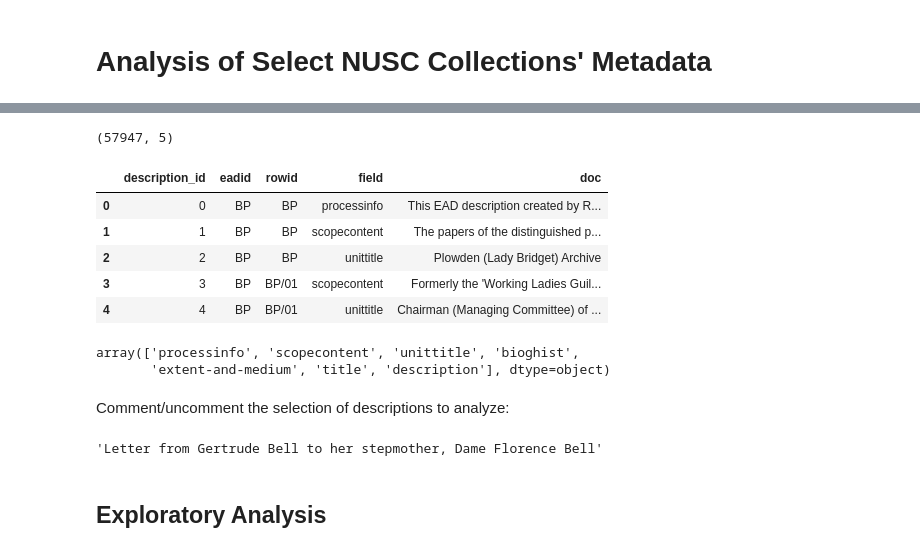
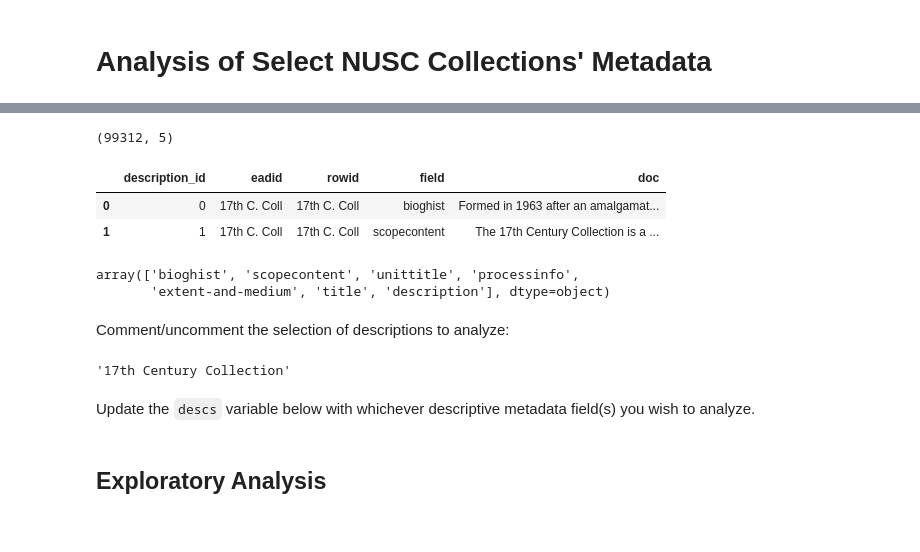
Before and after one commit to thegoose20/nusc, a Jupyter notebook: analysis_metadata.ipynb, the cells around one changed output, grey strips where cells are left out. Cells and saved outputs as stored; diff of their text form; code cells hidden in the pictures.

```diff
--- a/analysis_metadata.ipynb
+++ b/analysis_metadata.ipynb
@@ -45,24 +47,20 @@ from nltk.draw.dispersion import dispersion_plot as displt
 [nltk_data]     /Users/lucyhavens/nltk_data...
 [nltk_data]   Package tagsets is already up-to-date!
 # %%
-f = "data/extracted/nusc_archival_descs_for_clf.csv"
-# f = "data/extracted/newcastle_archival_metadata_sample.csv"
+f = "data/extracted/nusc_archival_descs_consolidated.csv" #"data/extracted/newcastle_archival_metadata_sample.csv"  #"data/extracted/nusc_archival_descs_for_clf.csv"
 # %%
 df = pd.read_csv(f, index_col=0)
 print(df.shape)
-df.head()
+df.head(2)
 # %% [output]
-(57947, 5)
+(99312, 5)
 |  | description_id | eadid | rowid | field | doc |
-| 0 | 0 | BP | BP | processinfo | This EAD description created by R... |
-| 1 | 1 | BP | BP | scopecontent | The papers of the distinguished p... |
-| 2 | 2 | BP | BP | unittitle | Plowden (Lady Bridget) Archive |
-| 3 | 3 | BP | BP/01 | scopecontent | Formerly the 'Working Ladies Guil... |
-| 4 | 4 | BP | BP/01 | unittitle | Chairman (Managing Committee) of ... |
+| 0 | 0 | 17th C. Coll | 17th C. Coll | bioghist | Formed in 1963 after an amalgamat... |
+| 1 | 1 | 17th C. Coll | 17th C. Coll | scopecontent | The 17th Century Collection is a ... |
 # %%
 df.field.unique()
 # %% [output]
-array(['processinfo', 'scopecontent', 'unittitle', 'bioghist',
+array(['bioghist', 'scopecontent', 'unittitle', 'processinfo',
        'extent-and-medium', 'title', 'description'], dtype=object)
 # %% [markdown]
 Comment/uncomment the selection of descriptions to analyze:
@@ -70,14 +68,14 @@ Comment/uncomment the selection of descriptions to analyze:
 # all = list(df["doc"])
 # all[0]
 
-# pi = list(df.loc[df["field"] == "processinfo"].doc)
-# pi[0]
+pi = list(df.loc[df["field"] == "processinfo"].doc)
+pi[0]
 
-# sc = list(df.loc[df["field"] == "scopecontent"].doc)
-# sc[0]
+sc = list(df.loc[df["field"] == "scopecontent"].doc)
+sc[0]
 
-# bh = list(df.loc[df["field"] == "bioghist"].doc)
-# bh[0]
+bh = list(df.loc[df["field"] == "bioghist"].doc)
+bh[0]
 
 ut = list(df.loc[df["field"] == "unittitle"].doc)
 ut[0]
@@ -87,11 +85,13 @@ ut[0]
 # em = list(df.loc[df["field"] == "extent-and-medium"].doc)
 # em[0]
 
-t = list(df.loc[df["field"] == "title"].doc)
-t[0]
+# t = list(df.loc[df["field"] == "title"].doc)
+# t[0]
 
 # d = list(df.loc[df["field"] == "description"].doc)
 # d[0]
 # %% [output]
-'Letter from Gertrude Bell to her stepmother, Dame Florence Bell'
+'17th Century Collection'
+# %% [markdown]
+Update the `descs` variable below with whichever descriptive metadata field(s) you wish to analyze.
 # %%
```
Also changed, not shown: parts of 21 cells of this notebook, 1 other file.
